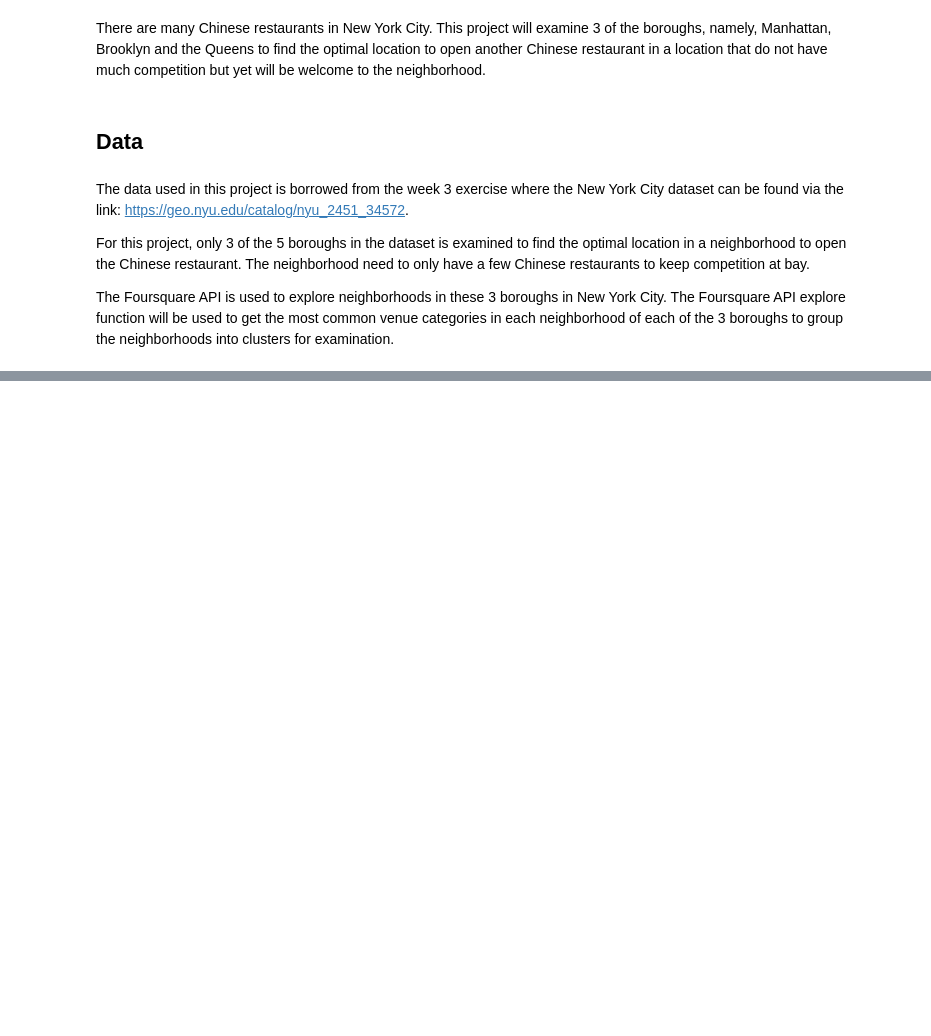
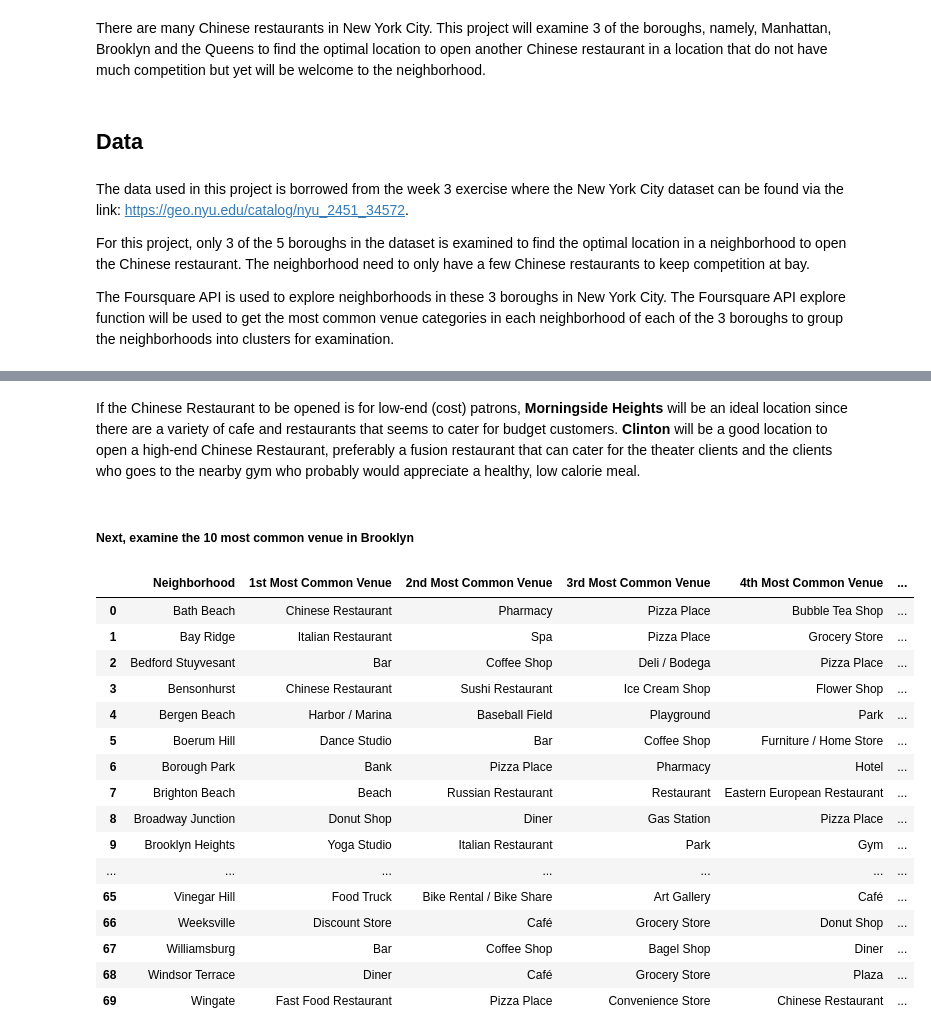
Before and after one commit to janidioth/Coursera_Capstone, a Jupyter notebook: Capstone_Project-The Battle of Neigborhoods.ipynb, the cells around one changed output, grey strips where cells are left out. Drawn from its saved outputs; the diff is of its cells as text; code cells hidden in the pictures; blank space fills up the shorter version.

```diff
--- a/Capstone_Project-The Battle of Neigborhoods.ipynb
+++ b/Capstone_Project-The Battle of Neigborhoods.ipynb
@@ -23,0 +104,3 @@ The Foursquare API is used to explore neighborhoods in these 3 boroughs in New Y
+# %%
+brooklyn_data = neighborhoods[neighborhoods['Borough'] == 'Brooklyn'].reset_index(drop=True)
+brooklyn_data.head()
@@ -23,0 +295,43 @@ The Foursquare API is used to explore neighborhoods in these 3 boroughs in New Y
+# %% [markdown]
+If the Chinese Restaurant to be opened is for low-end (cost) patrons, **Morningside Heights** will be an ideal location since there are a variety of cafe and restaurants that seems to cater for budget customers. **Clinton** will be a good location to open a high-end Chinese Restaurant, preferably a fusion restaurant that can cater for the theater clients and the clients who goes to the nearby gym who probably would appreciate a healthy, low calorie meal.
+# %% [markdown]
+##### Next, examine the 10 most common venue in Brooklyn
+# %%
+num_top_venues = 10
+
+indicators = ['st', 'nd', 'rd']
+
+# create columns according to number of top venues
+columns = ['Neighborhood']
+for ind in np.arange(num_top_venues):
+    try:
+        columns.append('{}{} Most Common Venue'.format(ind+1, indicators[ind]))
+    except:
+        columns.append('{}th Most Common Venue'.format(ind+1))
+
+# create a new dataframe
+brooklyn_neighborhoods_venues_sorted = pd.DataFrame(columns=columns)
+brooklyn_neighborhoods_venues_sorted['Neighborhood'] = brooklyn_grouped['Neighborhood']
+
+for ind in np.arange(brooklyn_grouped.shape[0]):
+    brooklyn_neighborhoods_venues_sorted.iloc[ind, 1:] = return_most_common_venues(brooklyn_grouped.iloc[ind, :], num_top_venues)
+
+brooklyn_neighborhoods_venues_sorted
+# %% [output]
+|  | Neighborhood | 1st Most Common Venue | 2nd Most Common Venue | 3rd Most Common Venue | 4th Most Common Venue | ... |
+| 0 | Bath Beach | Chinese Restaurant | Pharmacy | Pizza Place | Bubble Tea Shop | ... |
+| 1 | Bay Ridge | Italian Restaurant | Spa | Pizza Place | Grocery Store | ... |
+| 2 | Bedford Stuyvesant | Bar | Coffee Shop | Deli / Bodega | Pizza Place | ... |
+| 3 | Bensonhurst | Chinese Restaurant | Sushi Restaurant | Ice Cream Shop | Flower Shop | ... |
+| 4 | Bergen Beach | Harbor / Marina | Baseball Field | Playground | Park | ... |
+| 5 | Boerum Hill | Dance Studio | Bar | Coffee Shop | Furniture / Home Store | ... |
+| 6 | Borough Park | Bank | Pizza Place | Pharmacy | Hotel | ... |
+| 7 | Brighton Beach | Beach | Russian Restaurant | Restaurant | Eastern European Restaurant | ... |
+| 8 | Broadway Junction | Donut Shop | Diner | Gas Station | Pizza Place | ... |
+| 9 | Brooklyn Heights | Yoga Studio | Italian Restaurant | Park | Gym | ... |
+| ... | ... | ... | ... | ... | ... | ... |
+| 65 | Vinegar Hill | Food Truck | Bike Rental / Bike Share | Art Gallery | Café | ... |
+| 66 | Weeksville | Discount Store | Café | Grocery Store | Donut Shop | ... |
+| 67 | Williamsburg | Bar | Coffee Shop | Bagel Shop | Diner | ... |
+| 68 | Windsor Terrace | Diner | Café | Grocery Store | Plaza | ... |
+| 69 | Wingate | Fast Food Restaurant | Pizza Place | Convenience Store | Chinese Restaurant | ... |
```
Also changed, not shown: parts of 35 cells of this notebook.
